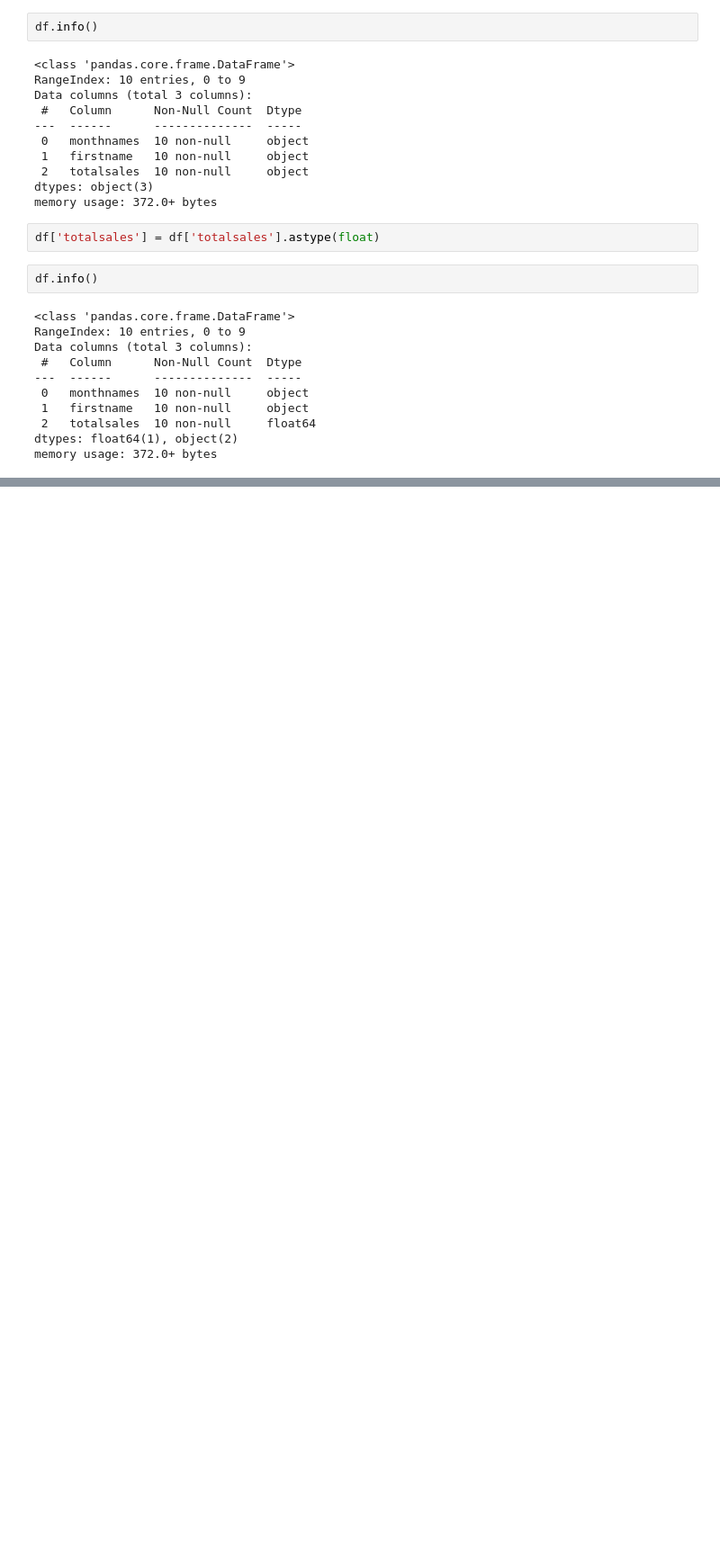
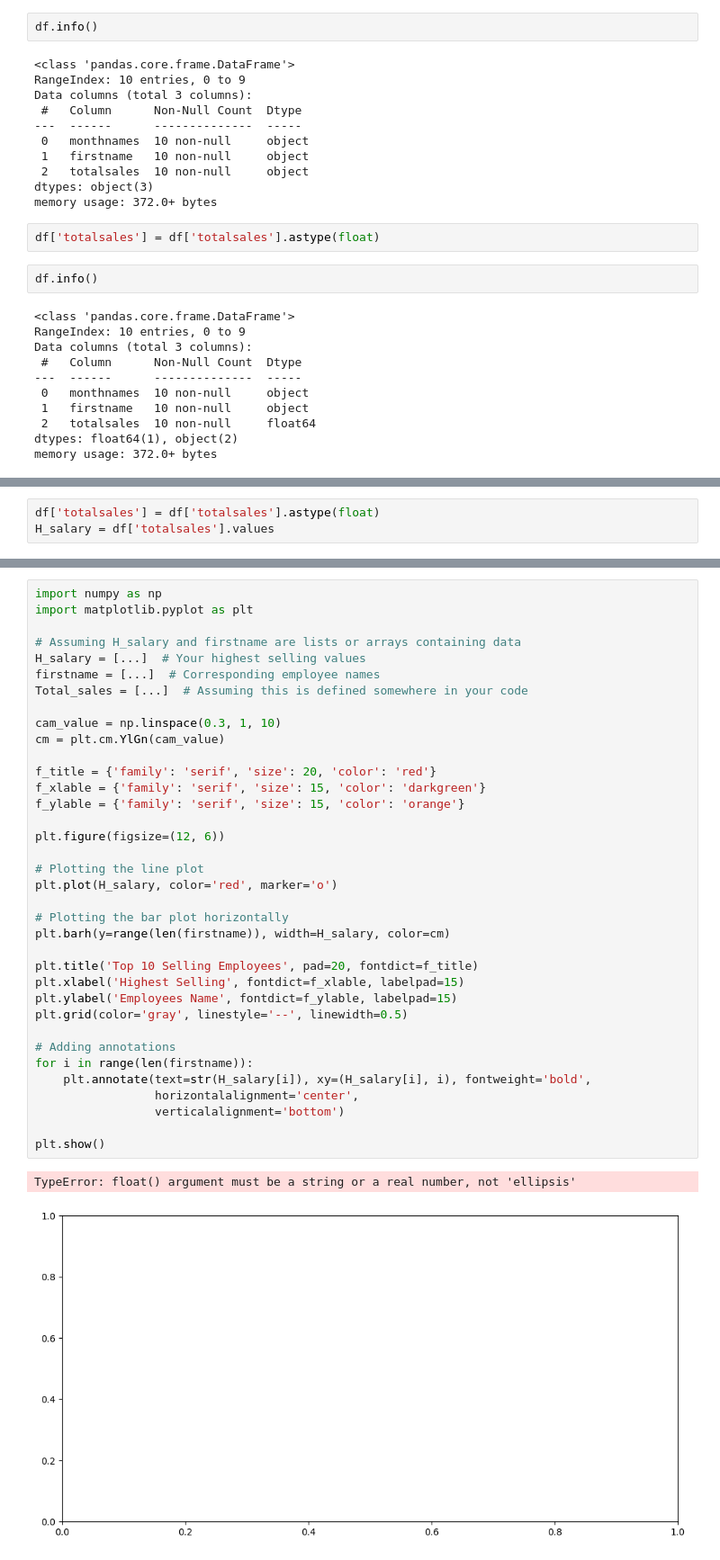
Before and after one commit to Manishkumar902/SwiftMarket-Data-Analysis, a Jupyter notebook: SwiftMarket.ipynb, the cells around one changed output, grey strips where cells are left out. Shown at 90% size. Drawn from its saved outputs; the diff is of its cells as text; blank space fills up the shorter version.

```diff
--- a/SwiftMarket.ipynb
+++ b/SwiftMarket.ipynb
@@ -208,0 +211,3 @@ memory usage: 372.0+ bytes
+# %%
+df['totalsales'] = df['totalsales'].astype(float)
+H_salary = df['totalsales'].values
@@ -208,0 +243,39 @@ memory usage: 372.0+ bytes
+# %%
+import numpy as np
+import matplotlib.pyplot as plt
+
+# Assuming H_salary and firstname are lists or arrays containing data
+H_salary = [...]  # Your highest selling values
+firstname = [...]  # Corresponding employee names
+Total_sales = [...]  # Assuming this is defined somewhere in your code
+
+cam_value = np.linspace(0.3, 1, 10)
+cm = plt.cm.YlGn(cam_value)
+
+f_title = {'family': 'serif', 'size': 20, 'color': 'red'}
+f_xlable = {'family': 'serif', 'size': 15, 'color': 'darkgreen'}
+f_ylable = {'family': 'serif', 'size': 15, 'color': 'orange'}
+
+plt.figure(figsize=(12, 6))
+
+# Plotting the line plot
+plt.plot(H_salary, color='red', marker='o')
+
+# Plotting the bar plot horizontally
+plt.barh(y=range(len(firstname)), width=H_salary, color=cm)
+
+plt.title('Top 10 Selling Employees', pad=20, fontdict=f_title)
+plt.xlabel('Highest Selling', fontdict=f_xlable, labelpad=15)
+plt.ylabel('Employees Name', fontdict=f_ylable, labelpad=15)
+plt.grid(color='gray', linestyle='--', linewidth=0.5)
+
+# Adding annotations
+for i in range(len(firstname)):
+    plt.annotate(text=str(H_salary[i]), xy=(H_salary[i], i), fontweight='bold',
+                 horizontalalignment='center',
+                 verticalalignment='bottom')
+
+plt.show()
+# %% [output]
+TypeError: float() argument must be a string or a real number, not 'ellipsis'
+[figure, added]
```
Also changed, not shown: parts of 3 cells of this notebook, 1 other file.
